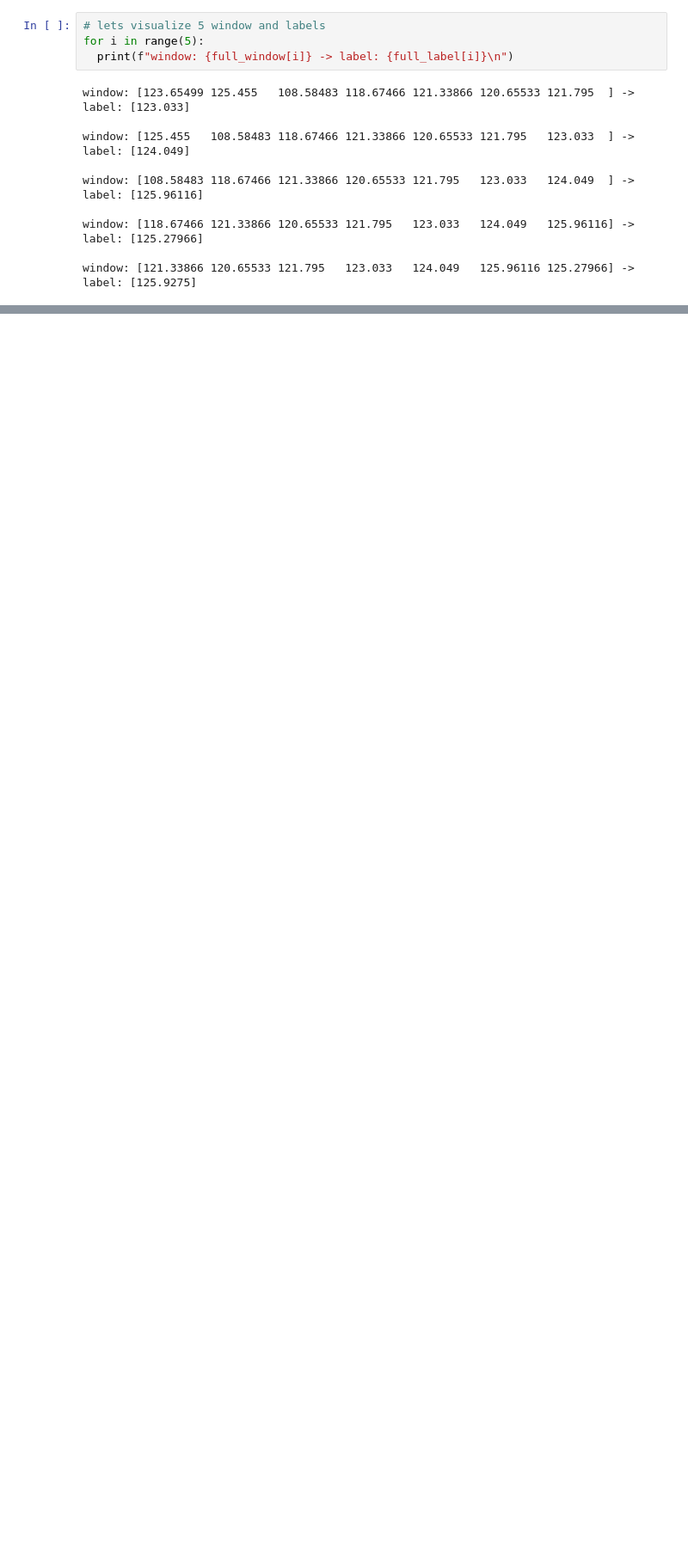
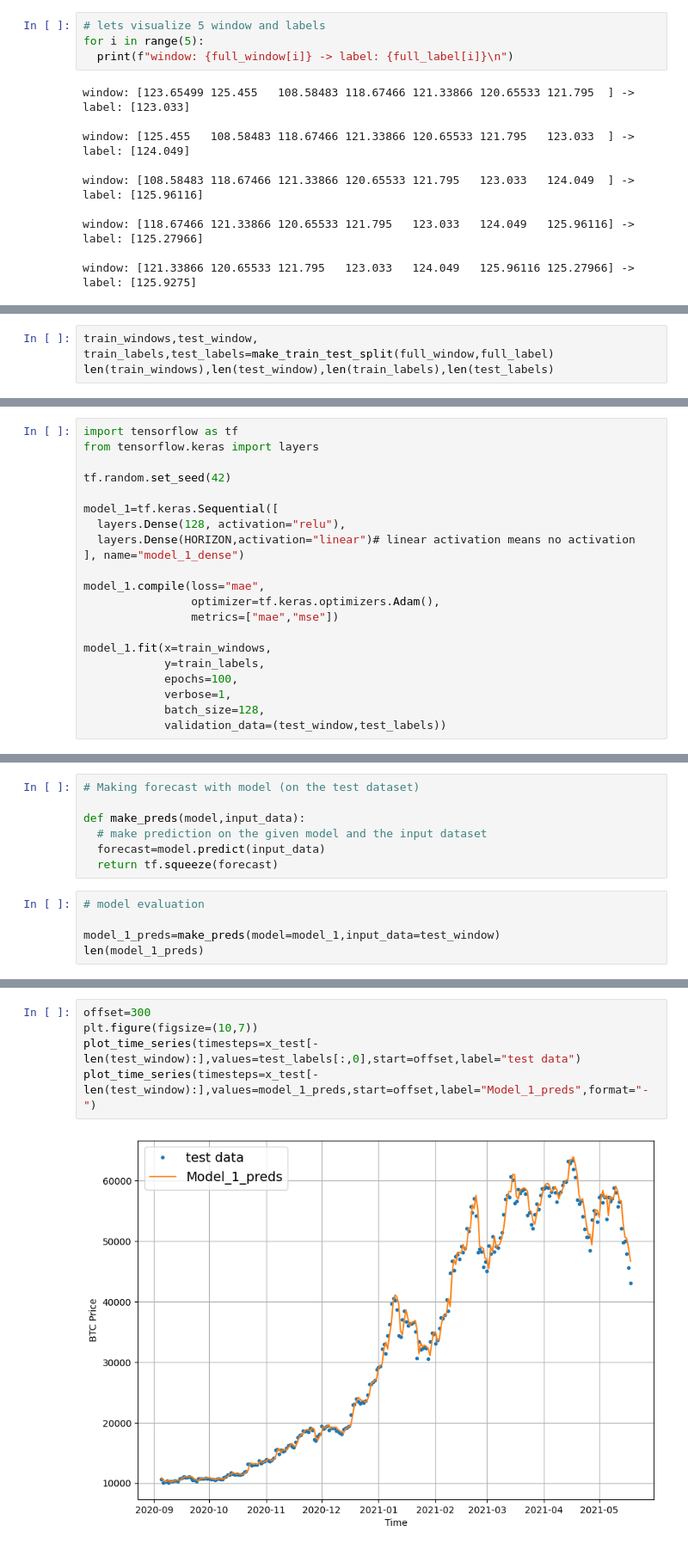
Before and after one commit to Prashanna-Raj-Pandit/NN-Time-series, a Jupyter notebook: BitPredict.ipynb, the cells around one changed output, grey strips where cells are left out. Shown: that part at 86% size. Cells and saved outputs as stored; diff of their text form; blank space fills up the shorter version.

```diff
--- a/BitPredict.ipynb
+++ b/BitPredict.ipynb
@@ -281,0 +401,3 @@ window: [121.33866 120.65533 121.795   123.033   124.049   125.96116 125.27966]
+# %%
+train_windows,test_window, train_labels,test_labels=make_train_test_split(full_window,full_label)
+len(train_windows),len(test_window),len(train_labels),len(test_labels)
@@ -281,0 +449,21 @@ window: [121.33866 120.65533 121.795   123.033   124.049   125.96116 125.27966]
+# %%
+import tensorflow as tf
+from tensorflow.keras import layers
+
+tf.random.set_seed(42)
+
+model_1=tf.keras.Sequential([
+  layers.Dense(128, activation="relu"),
+  layers.Dense(HORIZON,activation="linear")# linear activation means no activation
+], name="model_1_dense")
+
+model_1.compile(loss="mae",
+                optimizer=tf.keras.optimizers.Adam(),
+                metrics=["mae","mse"])
+
+model_1.fit(x=train_windows,
+            y=train_labels,
+            epochs=100,
+            verbose=1,
+            batch_size=128,
+            validation_data=(test_window,test_labels))
@@ -281,0 +494,12 @@ window: [121.33866 120.65533 121.795   123.033   124.049   125.96116 125.27966]
+# %%
+# Making forecast with model (on the test dataset)
+
+def make_preds(model,input_data):
+  # make prediction on the given model and the input dataset
+  forecast=model.predict(input_data)
+  return tf.squeeze(forecast)
+# %%
+# model evaluation
+
+model_1_preds=make_preds(model=model_1,input_data=test_window)
+len(model_1_preds)
@@ -281,0 +526,7 @@ window: [121.33866 120.65533 121.795   123.033   124.049   125.96116 125.27966]
+# %%
+offset=300
+plt.figure(figsize=(10,7))
+plot_time_series(timesteps=x_test[-len(test_window):],values=test_labels[:,0],start=offset,label="test data")
+plot_time_series(timesteps=x_test[-len(test_window):],values=model_1_preds,start=offset,label="Model_1_preds",format="-")
+# %% [output]
+[figure, added]
```
Also changed, not shown: parts of 32 cells of this notebook.
